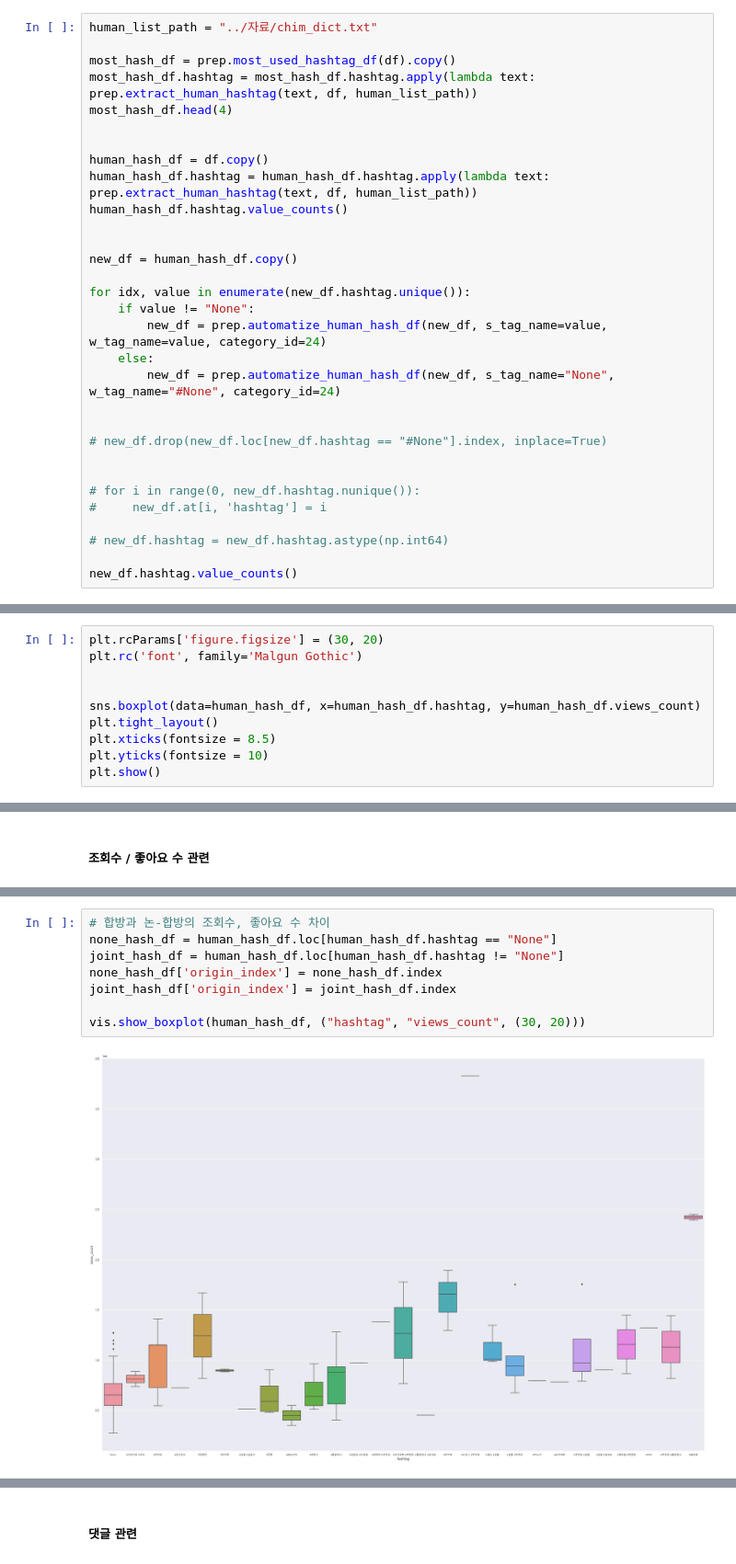
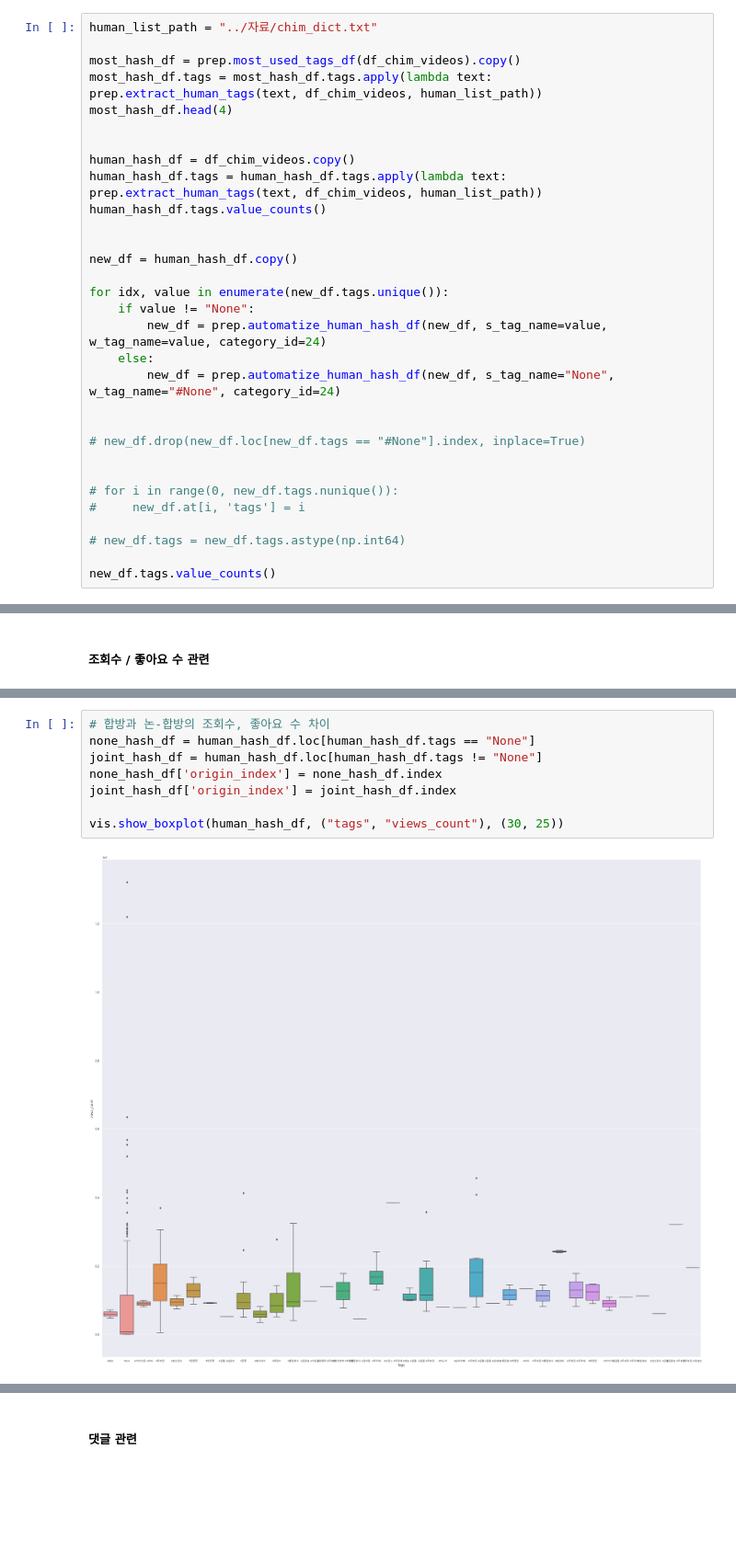
Before and after one commit to kimhyunso/coper-project, a Jupyter notebook: practice_analysis_dowon.ipynb, the cells around one changed output, grey strips where cells are left out. Shown at 92% size. Saved outputs shown, nothing was run; the diff lists cells and outputs as text; blank space fills up the shorter version.

```diff
--- a/practice_analysis_dowon.ipynb
+++ b/practice_analysis_dowon.ipynb
@@ -633,32 +651,32 @@ df
 # %%
 human_list_path = "../자료/chim_dict.txt"
 
-most_hash_df = prep.most_used_hashtag_df(df).copy()
-most_hash_df.hashtag = most_hash_df.hashtag.apply(lambda text: prep.extract_human_hashtag(text, df, human_list_path))
+most_hash_df = prep.most_used_tags_df(df_chim_videos).copy()
+most_hash_df.tags = most_hash_df.tags.apply(lambda text: prep.extract_human_tags(text, df_chim_videos, human_list_path))
 most_hash_df.head(4)
 
 
-human_hash_df = df.copy()
-human_hash_df.hashtag = human_hash_df.hashtag.apply(lambda text: prep.extract_human_hashtag(text, df, human_list_path))
-human_hash_df.hashtag.value_counts()
+human_hash_df = df_chim_videos.copy()
+human_hash_df.tags = human_hash_df.tags.apply(lambda text: prep.extract_human_tags(text, df_chim_videos, human_list_path))
+human_hash_df.tags.value_counts()
 
 
 new_df = human_hash_df.copy()
 
-for idx, value in enumerate(new_df.hashtag.unique()):
+for idx, value in enumerate(new_df.tags.unique()):
     if value != "None":
         new_df = prep.automatize_human_hash_df(new_df, s_tag_name=value, w_tag_name=value, category_id=24)
     else:
         new_df = prep.automatize_human_hash_df(new_df, s_tag_name="None", w_tag_name="#None", category_id=24)
 
 
-# new_df.drop(new_df.loc[new_df.hashtag == "#None"].index, inplace=True)
+# new_df.drop(new_df.loc[new_df.tags == "#None"].index, inplace=True)
 
 
-# for i in range(0, new_df.hashtag.nunique()):
-#     new_df.at[i, 'hashtag'] = i
+# for i in range(0, new_df.tags.nunique()):
+#     new_df.at[i, 'tags'] = i
 
-# new_df.hashtag = new_df.hashtag.astype(np.int64)
+# new_df.tags = new_df.tags.astype(np.int64)
 
-new_df.hashtag.value_counts()
+new_df.tags.value_counts()
 # %% [output]
@@ -844,10 +796,0 @@ joint_hash_df.head(2)
-# %%
-plt.rcParams['figure.figsize'] = (30, 20)
-plt.rc('font', family='Malgun Gothic')
-
-
-sns.boxplot(data=human_hash_df, x=human_hash_df.hashtag, y=human_hash_df.views_count)
-plt.tight_layout()
-plt.xticks(fontsize = 8.5)
-plt.yticks(fontsize = 10)
-plt.show()
@@ -969,11 +975,11 @@ plt.show()
 # %%
 # 합방과 논-합방의 조회수, 좋아요 수 차이
-none_hash_df = human_hash_df.loc[human_hash_df.hashtag == "None"]
-joint_hash_df = human_hash_df.loc[human_hash_df.hashtag != "None"]
+none_hash_df = human_hash_df.loc[human_hash_df.tags == "None"]
+joint_hash_df = human_hash_df.loc[human_hash_df.tags != "None"]
 none_hash_df['origin_index'] = none_hash_df.index
 joint_hash_df['origin_index'] = joint_hash_df.index
 
-vis.show_boxplot(human_hash_df, ("hashtag", "views_count", (30, 20)))
+vis.show_boxplot(human_hash_df, ("tags", "views_count"), (30, 25))
 # %% [output]
-[figure, old version]
+[figure, new version]
 # %%
```
Also changed, not shown: parts of 43 cells of this notebook, 6 other files.
